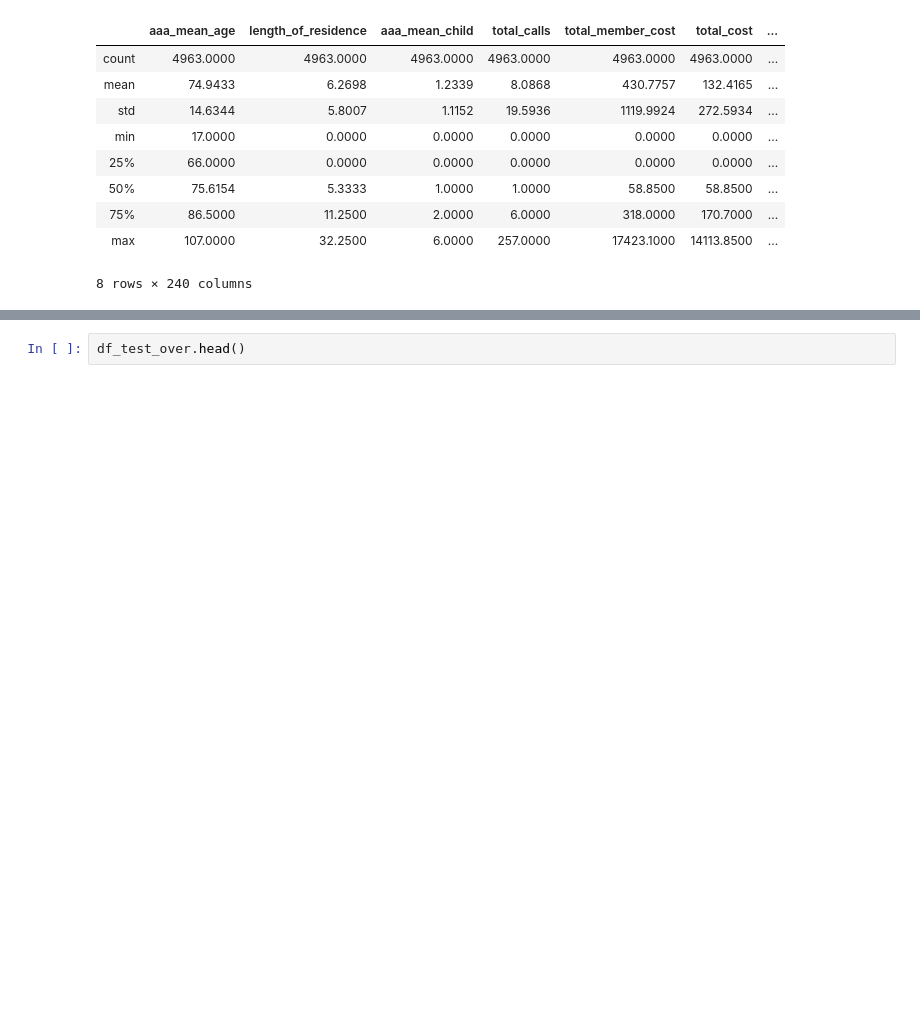
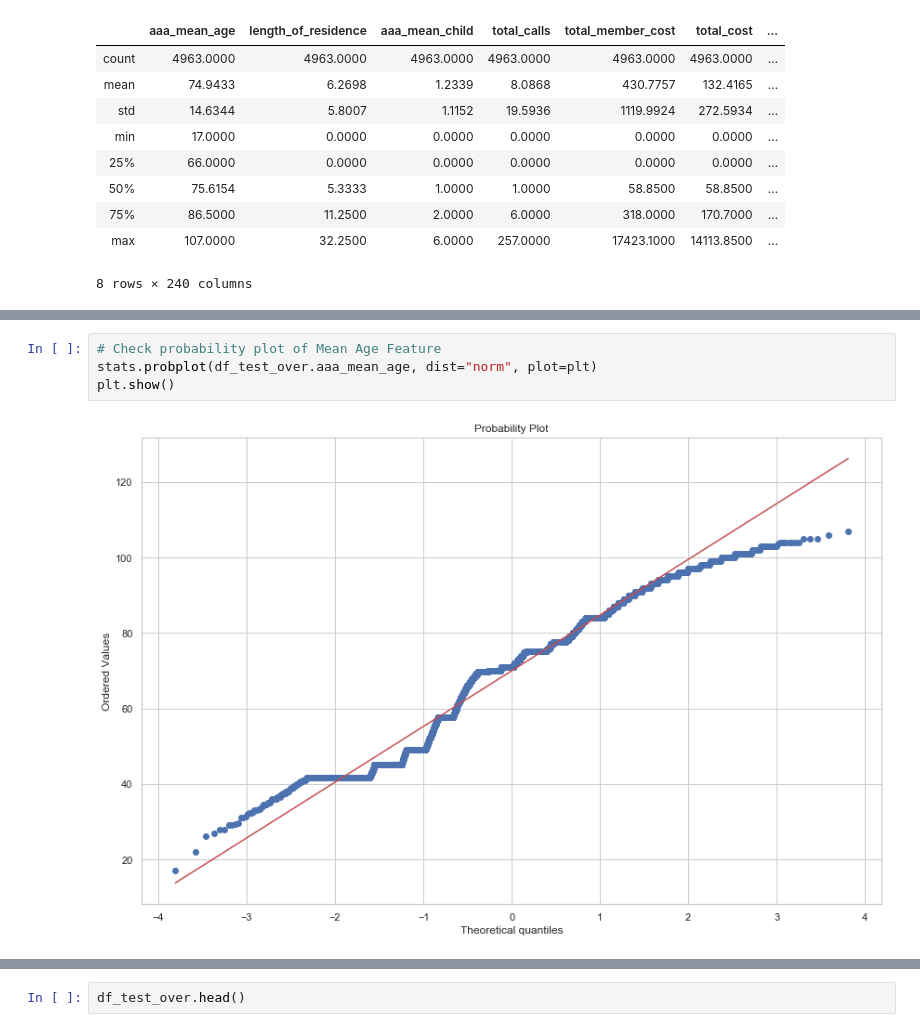
Before and after one commit to ruben-rosa/PDAIML, a Jupyter notebook: Capstone AAA - Regression - Mortgage.ipynb, the cells around one changed output, grey strips where cells are left out. Saved outputs shown, nothing was run; the diff lists cells and outputs as text; blank space fills up the shorter version.

```diff
--- a/Capstone AAA - Regression.ipynb
+++ b/Capstone AAA - Regression - Mortgage.ipynb
@@ -283,0 +324,6 @@ Name: aaa_mortgage, dtype: int64
+# %%
+# Check probability plot of Mean Age Feature
+stats.probplot(df_test_over.aaa_mean_age, dist="norm", plot=plt)
+plt.show()
+# %% [output]
+[figure, added]
```
Also changed, not shown: parts of 44 cells of this notebook, 1 other file.
